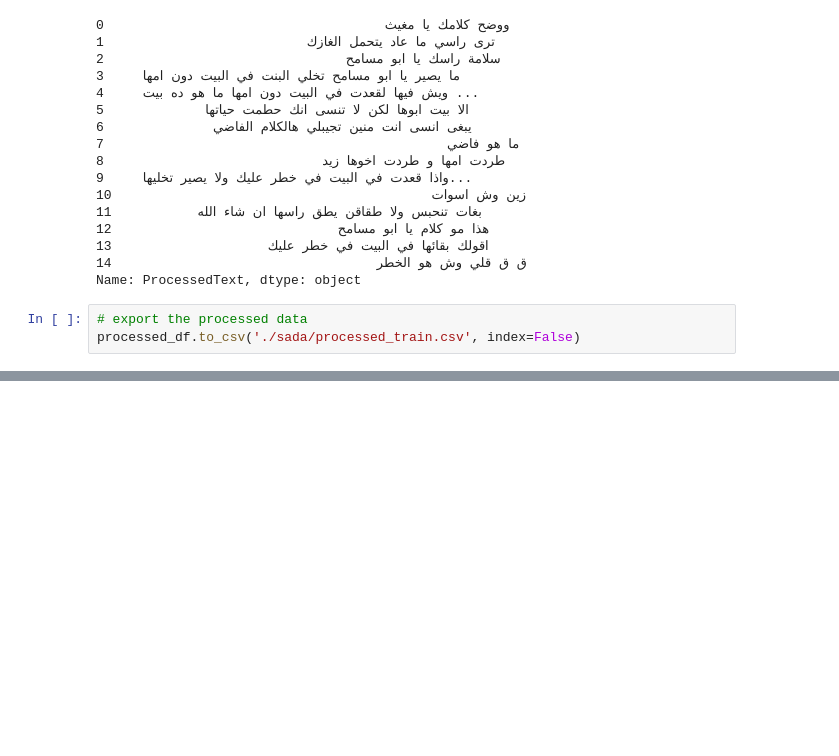
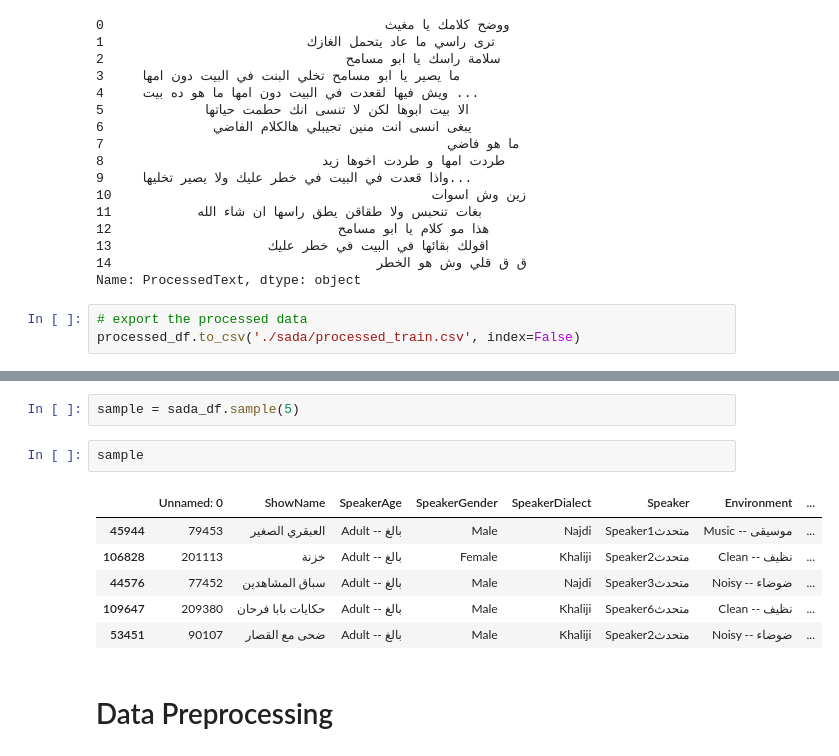
Before and after one commit to MohammmedAb/allam-hackathon, a Jupyter notebook: sada_dataset.ipynb, the cells around one changed output, grey strips where cells are left out. Drawn from its saved outputs; the diff is of its cells as text; blank space fills up the shorter version.

```diff
--- a/sada_dataset.ipynb
+++ b/sada_dataset.ipynb
@@ -113,0 +136,13 @@ processed_df.to_csv('./sada/processed_train.csv', index=False)
+# %%
+sample = sada_df.sample(5)
+# %%
+sample
+# %% [output]
+|  | Unnamed: 0 | ShowName | SpeakerAge | SpeakerGender | SpeakerDialect | Speaker | Environment | ... |
+| 45944 | 79453 | العبقري الصغير | Adult -- بالغ | Male | Najdi | Speaker1متحدث | Music -- موسيقى | ... |
+| 106828 | 201113 | خزنة | Adult -- بالغ | Female | Khaliji | Speaker2متحدث | Clean -- نظيف | ... |
+| 44576 | 77452 | سباق المشاهدين | Adult -- بالغ | Male | Najdi | Speaker3متحدث | Noisy -- ضوضاء | ... |
+| 109647 | 209380 | حكايات بابا فرحان | Adult -- بالغ | Male | Khaliji | Speaker6متحدث | Clean -- نظيف | ... |
+| 53451 | 90107 | ضحى مع القصار | Adult -- بالغ | Male | Khaliji | Speaker2متحدث | Noisy -- ضوضاء | ... |
+# %% [markdown]
+# Data Preprocessing
```
Also changed, not shown: parts of 10 cells of this notebook, 2 other files.
